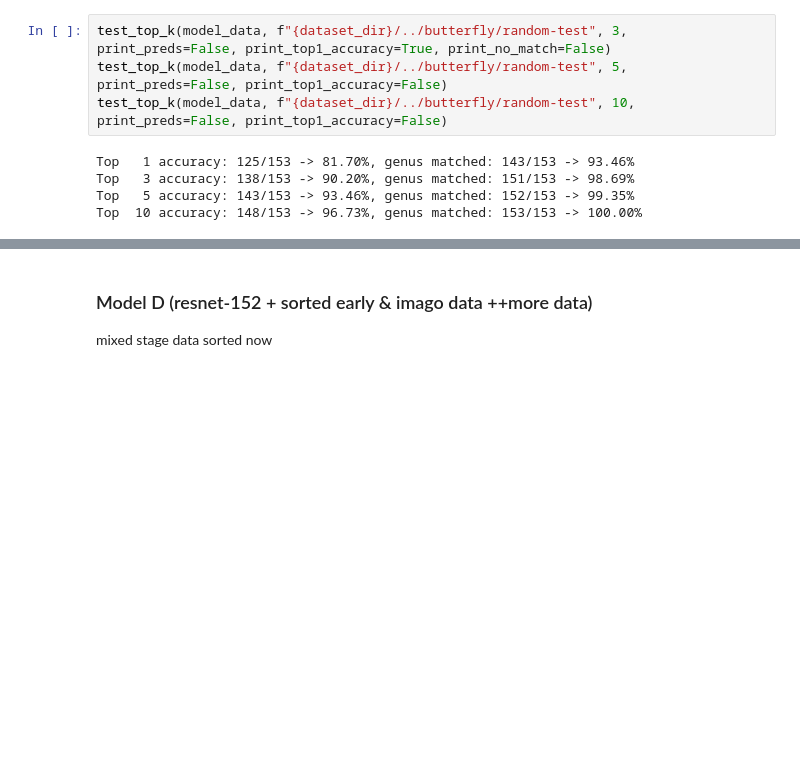
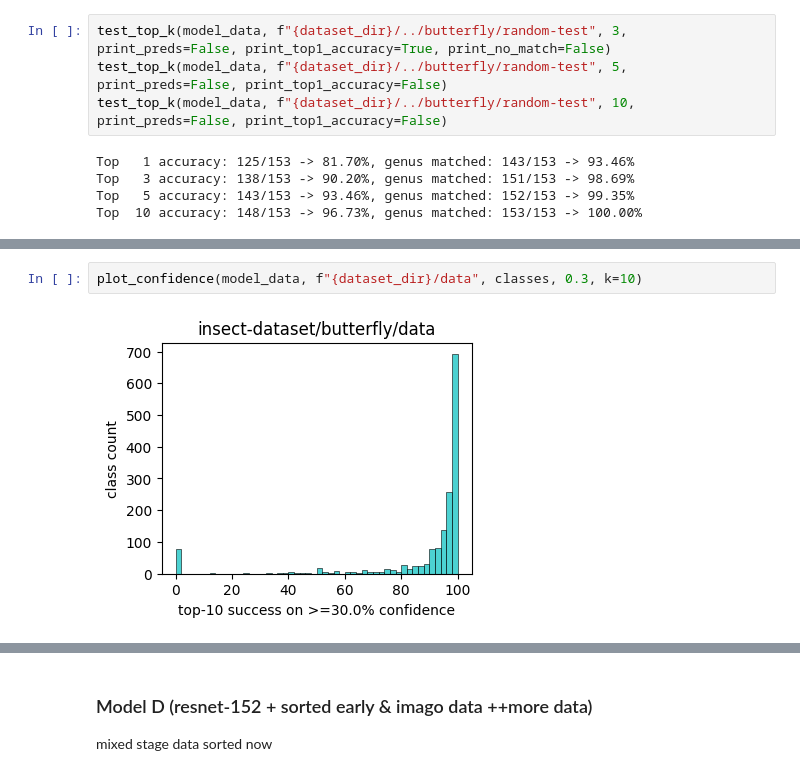
Before and after one commit to rakeshmalik91/insect-id, a Jupyter notebook: butterfly-test2.ipynb, the cells around one changed output, grey strips where cells are left out. Cells and saved outputs as stored; diff of their text form; blank space fills up the shorter version.

```diff
--- a/butterfly-test2.ipynb
+++ b/butterfly-test2.ipynb
@@ -323,3 +325,7 @@ zemeros-flegyas               : zemeros-flegyas(0.997)  arhopala-ammonides(0.000
 ----------
 Top   1 accuracy: 16/20 -> 80.00%, genus matched: 19/20 -> 95.00%
 Top   3 accuracy: 18/20 -> 90.00%, genus matched: 19/20 -> 95.00%
+# %%
+plot_confidence(model_data, f"{dataset_dir}/data", classes, 0.3, k=10)
+# %% [output]
+[figure, added]
```
Also changed, not shown: parts of 4 cells of this notebook, 8 other files.
